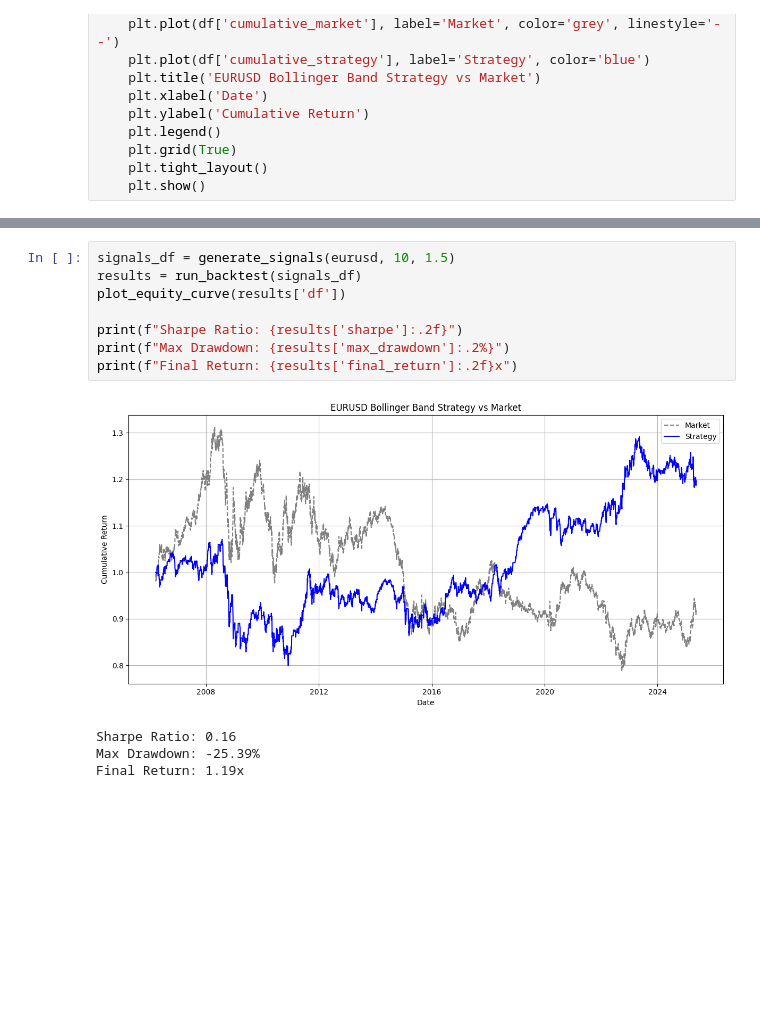
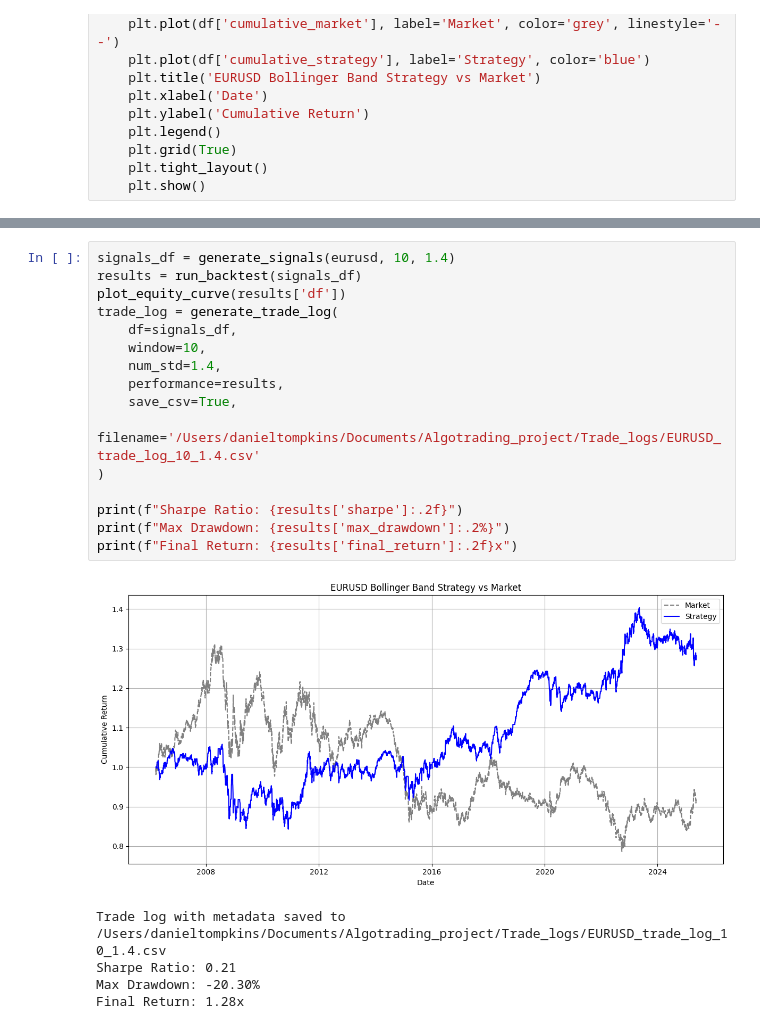
Before and after one commit to dt-17/algotrading, a Jupyter notebook: prototyping.ipynb, the cells around one changed output, grey strips where cells are left out. Cells and saved outputs as stored; diff of their text form; blank space fills up the shorter version.

Commit message:
edits
added folder for trade logs, wrapped trade log output in a function

```diff
--- a/prototyping.ipynb
+++ b/prototyping.ipynb
@@ -227,13 +308,22 @@ def plot_equity_curve(df):
 # %%
-signals_df = generate_signals(eurusd, 10, 1.5)
+signals_df = generate_signals(eurusd, 10, 1.4)
 results = run_backtest(signals_df)
 plot_equity_curve(results['df'])
+trade_log = generate_trade_log(
+    df=signals_df,
+    window=10,
+    num_std=1.4,
+    performance=results,
+    save_csv=True,
+    filename='/Users/danieltompkins/Documents/Algotrading_project/Trade_logs/EURUSD_trade_log_10_1.4.csv'
+)
 
 print(f"Sharpe Ratio: {results['sharpe']:.2f}")
 print(f"Max Drawdown: {results['max_drawdown']:.2%}")
 print(f"Final Return: {results['final_return']:.2f}x")
 # %% [output]
-[figure, old version]
+[figure, new version]
-Sharpe Ratio: 0.16
-Max Drawdown: -25.39%
-Final Return: 1.19x
+Trade log with metadata saved to /Users/danieltompkins/Documents/Algotrading_project/Trade_logs/EURUSD_trade_log_10_1.4.csv
+Sharpe Ratio: 0.21
+Max Drawdown: -20.30%
+Final Return: 1.28x
```
Also changed, not shown: parts of 2 cells of this notebook, 3 other files.
